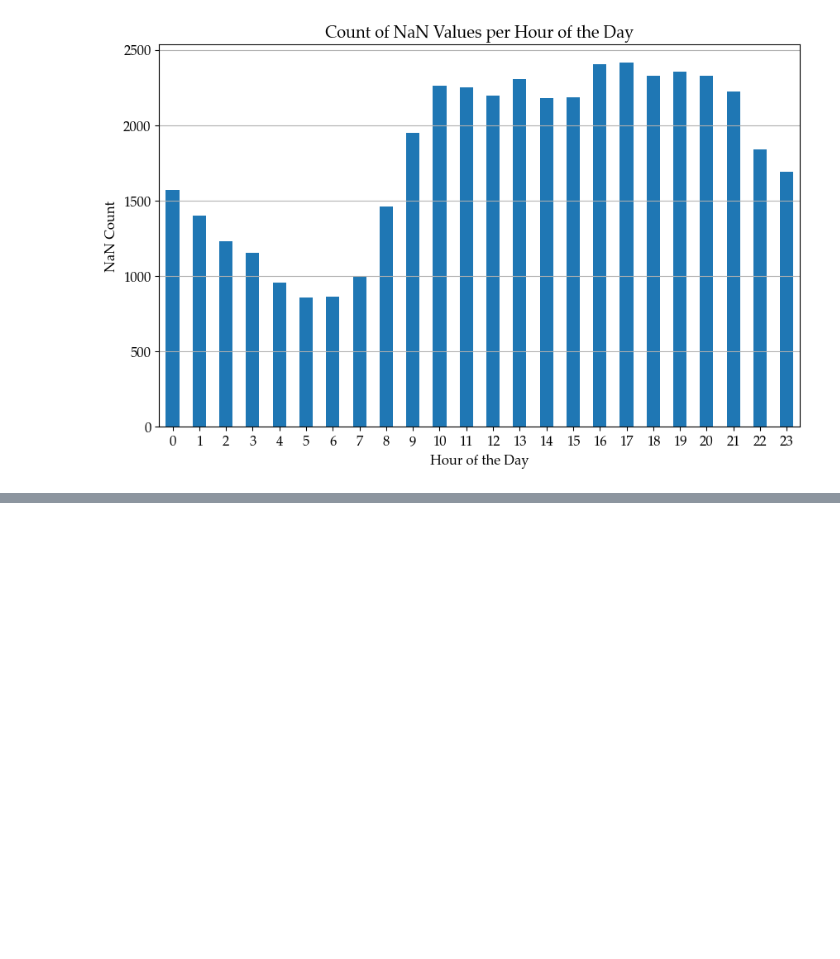
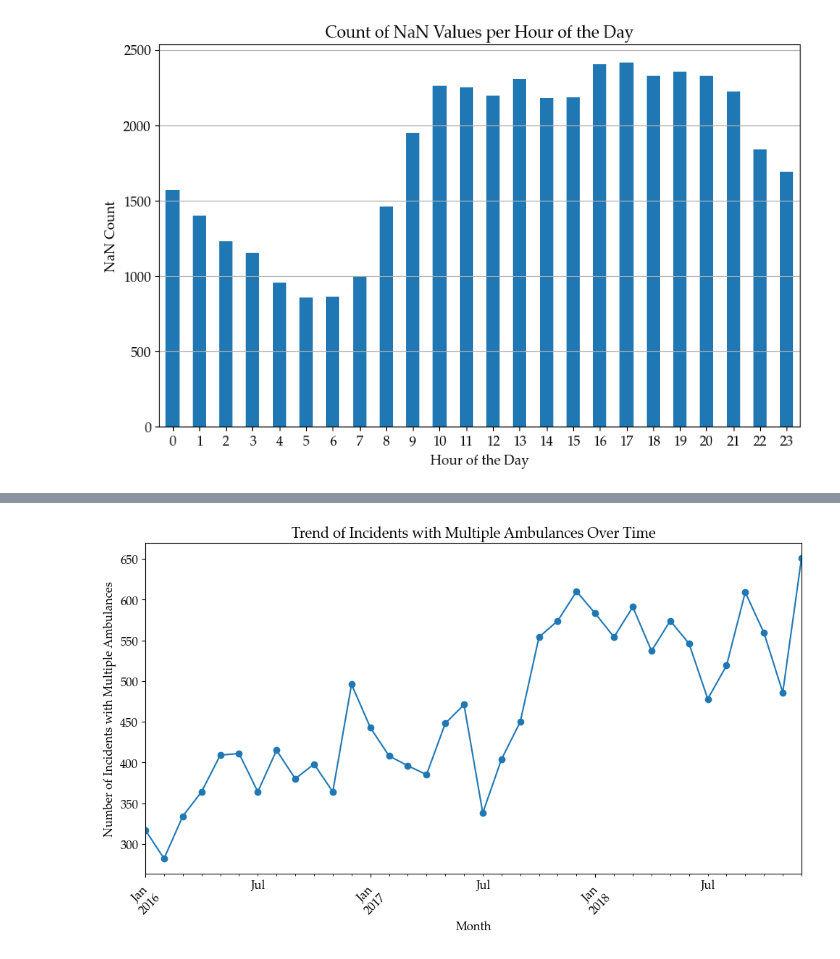
Before and after one commit to Emergency-Optimizers/Data-Processing, a Jupyter notebook: source/analysis/sandbox_sindre.ipynb, the cells around one changed output, grey strips where cells are left out. Saved outputs shown, nothing was run; the diff lists cells and outputs as text; code cells hidden in the pictures; blank space fills up the shorter version.

```diff
--- a/source/analysis/sandbox_sindre.ipynb
+++ b/source/analysis/sandbox_sindre.ipynb
@@ -90,0 +113,15 @@ plt.show()
+# %%
+# Count the number of incidents with multiple ambulances by month
+df["Month"] = df["time_call_received"].dt.to_period("M")
+multiple_ambulances_monthly = df[df["resources_sent"] > 1].groupby("Month").size()
+
+plt.figure(figsize=(10, 6))
+multiple_ambulances_monthly.plot(kind="line", marker='o')
+plt.xlabel("Month")
+plt.ylabel("Number of Incidents with Multiple Ambulances")
+plt.title("Trend of Incidents with Multiple Ambulances Over Time")
+plt.xticks(rotation=45)
+plt.tight_layout()
+plt.show()
+# %% [output]
+[figure, added]
```
Also changed, not shown: parts of 5 cells of this notebook, 2 other files.
